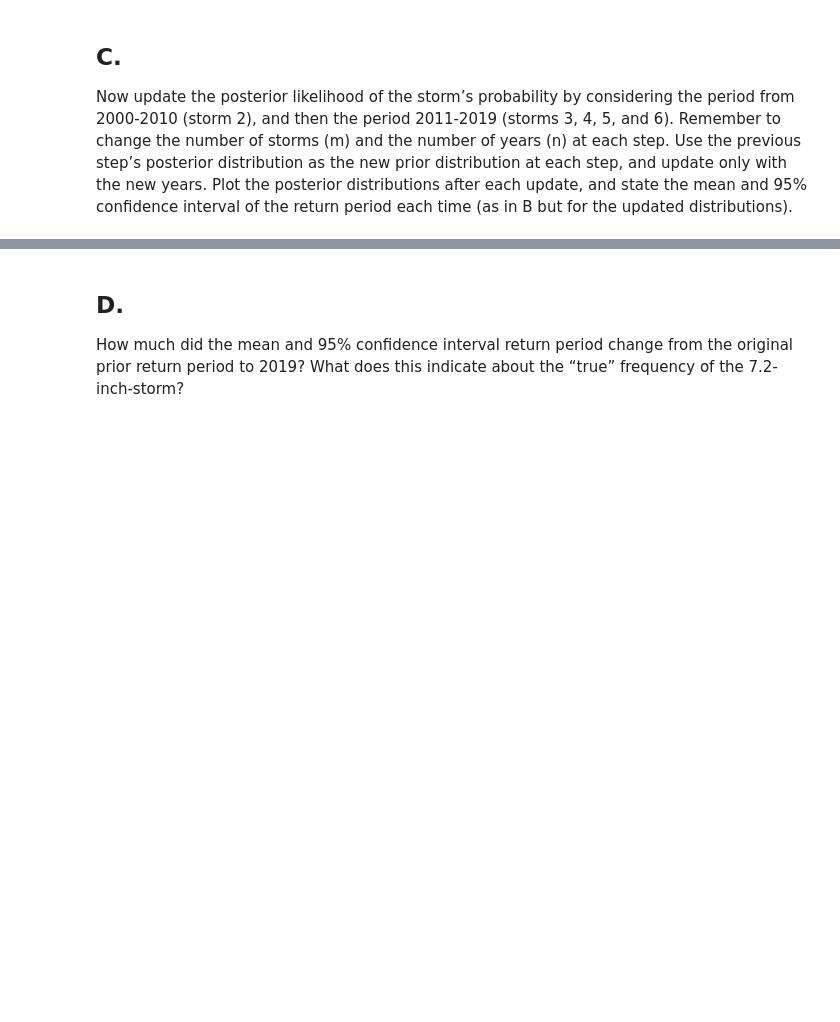
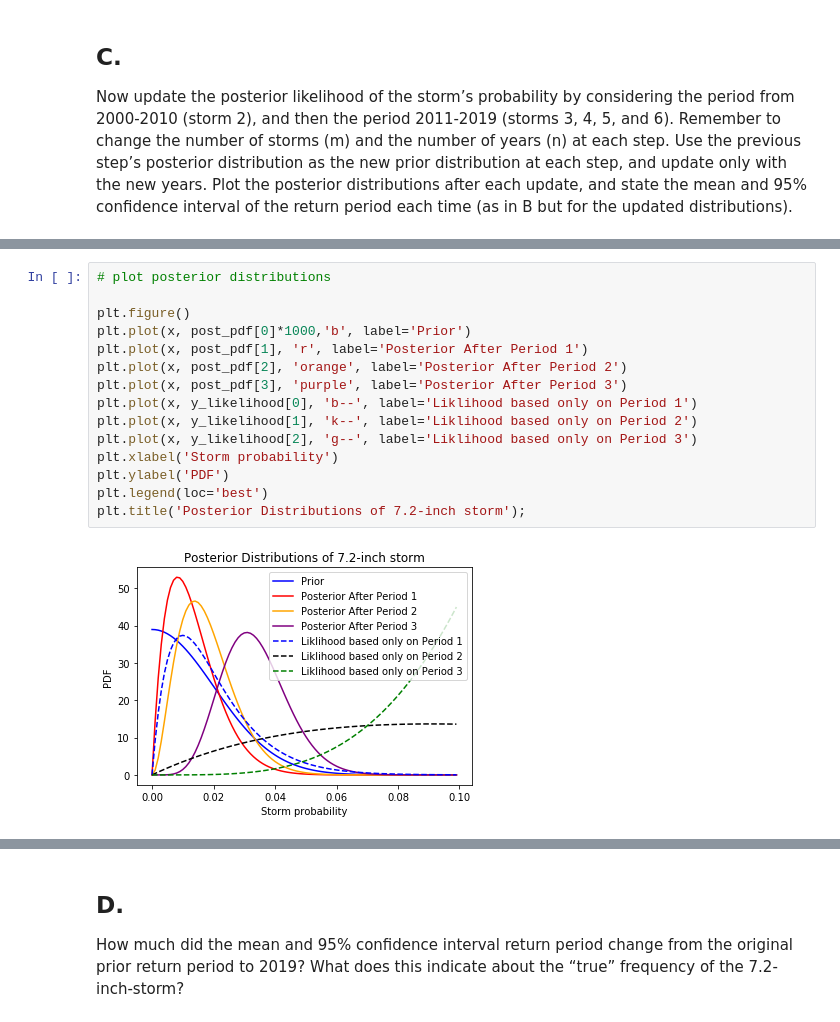
Before and after one commit to AzusaSayuri/UW-Data-analysis, a Jupyter notebook: HW5/Assignment 5 Ximin Hu.ipynb, the cells around one changed output, grey strips where cells are left out. Saved outputs shown, nothing was run; the diff lists cells and outputs as text; blank space fills up the shorter version.

```diff
--- a/HW5/Assignment 5 Ximin Hu.ipynb
+++ b/HW5/Assignment 5 Ximin Hu.ipynb
@@ -319,0 +322,17 @@ Now update the posterior likelihood of the storm’s probability by considering
+# %%
+# plot posterior distributions
+
+plt.figure()
+plt.plot(x, post_pdf[0]*1000,'b', label='Prior')
+plt.plot(x, post_pdf[1], 'r', label='Posterior After Period 1')
+plt.plot(x, post_pdf[2], 'orange', label='Posterior After Period 2')
+plt.plot(x, post_pdf[3], 'purple', label='Posterior After Period 3')
+plt.plot(x, y_likelihood[0], 'b--', label='Liklihood based only on Period 1')
+plt.plot(x, y_likelihood[1], 'k--', label='Liklihood based only on Period 2')
+plt.plot(x, y_likelihood[2], 'g--', label='Liklihood based only on Period 3')
+plt.xlabel('Storm probability')
+plt.ylabel('PDF')
+plt.legend(loc='best')
+plt.title('Posterior Distributions of 7.2-inch storm');
+# %% [output]
+[figure, added]
```
Also changed, not shown: parts of 8 cells of this notebook, 1 other file.
